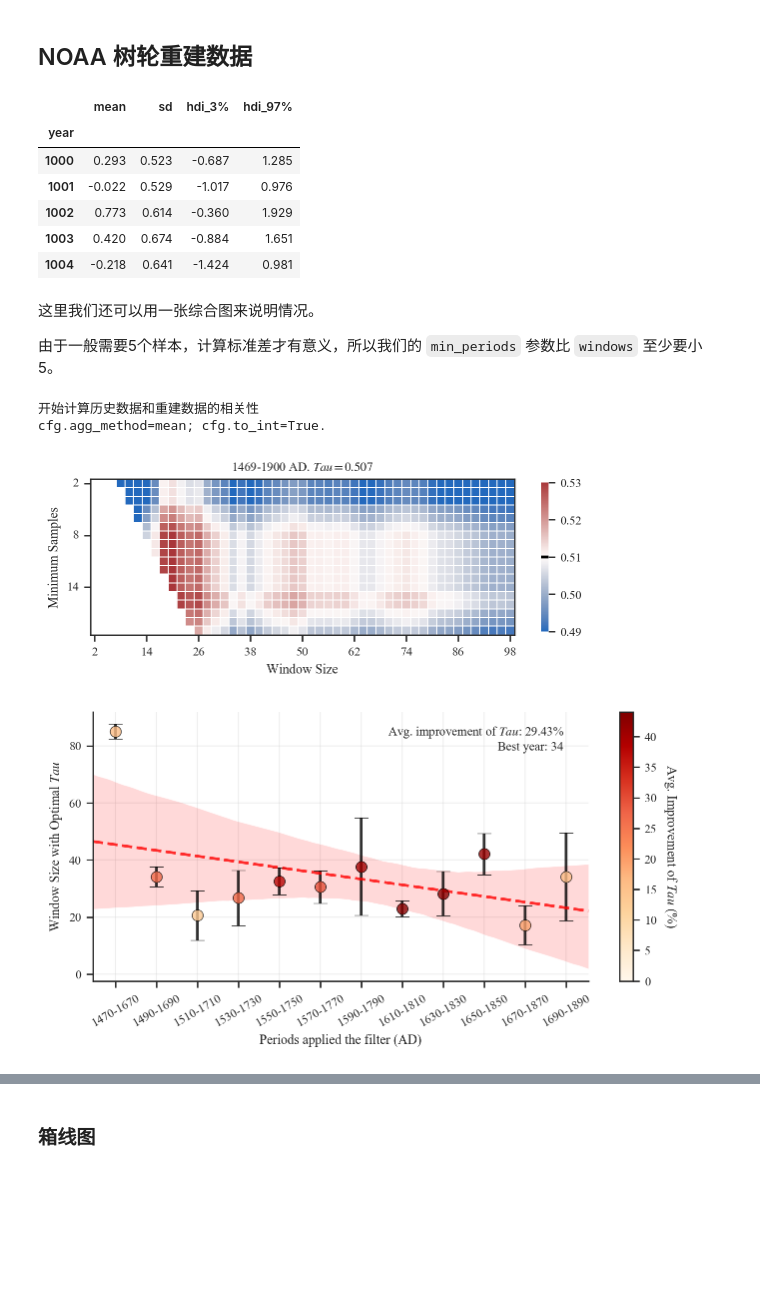
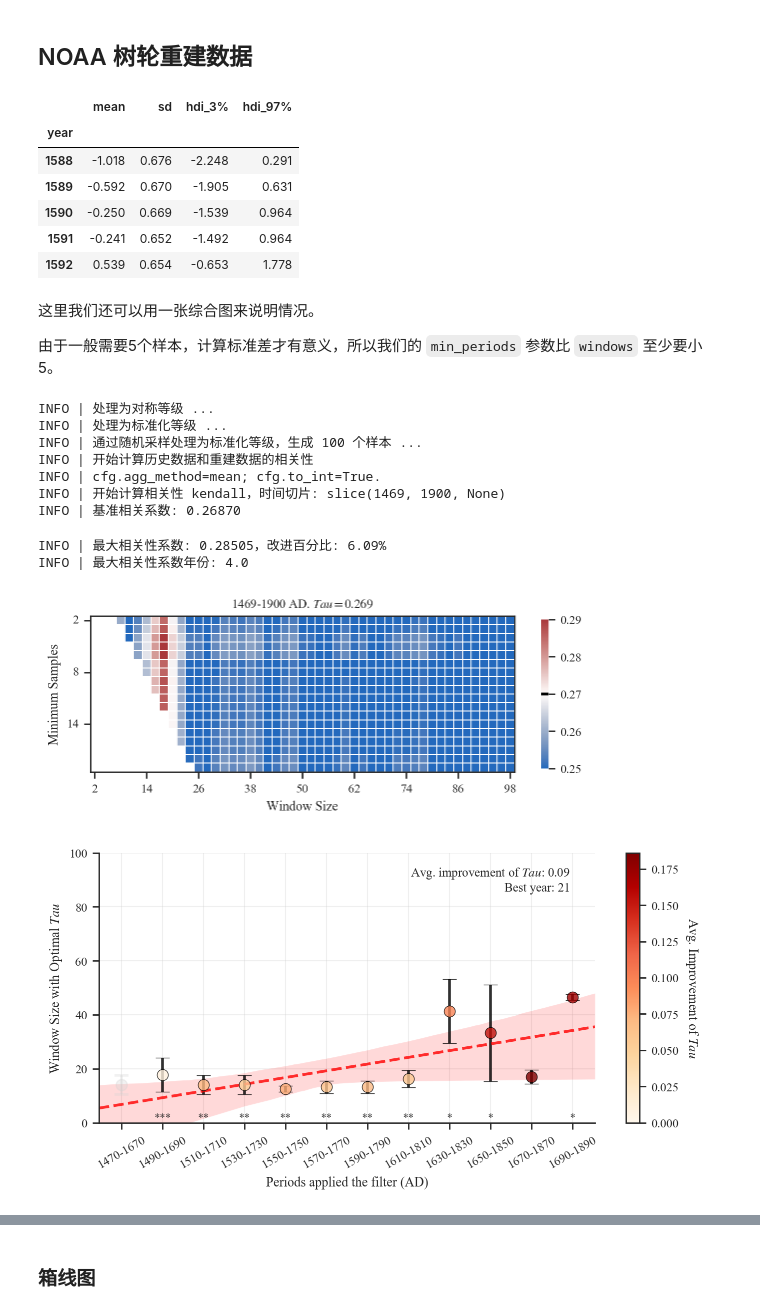
Before and after one commit to SongshGeo/shifting_baseline, a Jupyter notebook: reports/history.ipynb, the cells around one changed output, grey strips where cells are left out. Cells and saved outputs as stored; diff of their text form; code cells hidden in the pictures; blank space fills up the shorter version.

Commit message:
feat: :sparkles: 更新配置文件以支持新的数据集配置，新增 pure.yaml 和 best.yaml 文件；调整 config.yaml 中的参数以优化数据处理逻辑，增强日志记录功能；在 reports 中的 notebook 文件中改进输出格式和可视化效果，提升用户体验。

```diff
--- a/reports/history.ipynb
+++ b/reports/history.ipynb
@@ -15,10 +15,15 @@ import numpy as np
 # %%
 import os
 from hydra import compose, initialize
+from shifting_baseline.utils.log import get_logger, adjust_log_level
 
 with initialize(version_base=None, config_path="../config"):
     cfg = compose(config_name="config.yaml")
 os.chdir(cfg.ds.root)
+
+# 在 notebook 中动态调整日志等级
+log = get_logger()
+adjust_log_level(console_level="INFO", file_level="DEBUG")
 # %%
 import seaborn as sns
 import matplotlib.pyplot as plt
@@ -48,16 +57,22 @@ Millennial-scale data reveals collective memory of extreme events The impact of
 # %% [markdown]
 ## NOAA 树轮重建数据
 # %%
+from shifting_baseline.filters import classify
+
 combined = pd.read_csv(cfg.ds.out.tree_ring, index_col=0)
 combined.head()
+
+# tree_ring = classify(tree_ring, handle_na="skip")
+tree_ring = combined["mean"]
+tree_ring.name = "tree_ring"
 # %% [output]
 |  | mean | sd | hdi_3% | hdi_97% |
 | year |  |  |  |  |
-| 1000 | 0.293 | 0.523 | -0.687 | 1.285 |
-| 1001 | -0.022 | 0.529 | -1.017 | 0.976 |
-| 1002 | 0.773 | 0.614 | -0.360 | 1.929 |
-| 1003 | 0.420 | 0.674 | -0.884 | 1.651 |
-| 1004 | -0.218 | 0.641 | -1.424 | 0.981 |
+| 1588 | -1.018 | 0.676 | -2.248 | 0.291 |
+| 1589 | -0.592 | 0.670 | -1.905 | 0.631 |
+| 1590 | -0.250 | 0.669 | -1.539 | 0.964 |
+| 1591 | -0.241 | 0.652 | -1.492 | 0.964 |
+| 1592 | 0.539 | 0.654 | -0.653 | 1.778 |
 # %% [markdown]
 这里我们还可以用一张综合图来说明情况。
 
@@ -71,42 +86,49 @@ history.setup()
 # 实验参数
 slice_now = slice(STAGE1, END)
 
-print("开始计算历史数据和重建数据的相关性")
-print(f"cfg.agg_method={cfg.agg_method}; cfg.to_int={cfg.to_int}.")
+log.info("开始计算历史数据和重建数据的相关性")
+log.info(f"cfg.agg_method={cfg.agg_method}; cfg.to_int={cfg.to_int}.")
 data1, data2 = history.aggregate(
     cfg.agg_method,
     inplace=True,
     to_int=cfg.to_int,
 ).merge_with(
-    combined["mean"],
+    tree_ring,
     time_range=slice_now,
     split=True,
 )
 
 fig, ax = plt.subplots(1, 1, figsize=(6, 2.5), tight_layout=True)
 df, r_benchmark, ax = experiment_corr_2d(
     data1=data1,
     data2=data2,
     time_slice=slice_now,
     corr_method=cfg.corr_method,
     filter_func=calc_std_deviation,
     filter_side=cfg.filter_side,
     ax=ax,
     n_diff_w=5,
     std_offset=0.1,
 )
 ax.set_title(
     f"{slice_now.start}-{slice_now.stop} AD. $Tau={r_benchmark:.3f}$",
     fontsize=9,
 )
 ax.locator_params(axis="x", nbins=9)  # x轴最多9个主刻度
 ax.locator_params(axis="y", nbins=4)  # y轴最多9个主刻度
 ax.tick_params(axis="both", rotation=0)
 plt.show();
 # %% [output]
-开始计算历史数据和重建数据的相关性
-cfg.agg_method=mean; cfg.to_int=True.
+INFO | 处理为对称等级 ...
+INFO | 处理为标准化等级 ...
+INFO | 通过随机采样处理为标准化等级，生成 100 个样本 ...
+INFO | 开始计算历史数据和重建数据的相关性
+INFO | cfg.agg_method=mean; cfg.to_int=True.
+INFO | 开始计算相关性 kendall，时间切片: slice(1469, 1900, None)
+INFO | 基准相关系数: 0.26870
+INFO | 最大相关性系数: 0.28505，改进百分比: 6.09%
+INFO | 最大相关性系数年份: 4.0
-[figure, old version]
+[figure, new version]
 # %%
 from shifting_baseline.compare import sweep_slices
 from shifting_baseline.filters import calc_std_deviation
@@ -123,10 +145,10 @@ slices, mid_year, slice_labels = sweep_slices(
 )
 
 data1, data2 = history.merge_with(
-    combined["mean"],
+    tree_ring,
     split=True,
 )
-max_corr_year, max_corr, r_benchmark_list = sweep_max_corr_year(
+max_corr_year, max_corr, r_benchmark_list, p_value_list = sweep_max_corr_year(
     data1=data1,
     data2=data2,
     slices=slices,
@@ -134,11 +156,16 @@ max_corr_year, max_corr, r_benchmark_list = sweep_max_corr_year(
     windows=np.arange(2, 100),
     min_periods=np.repeat(cfg.min_period, 98),
     filter_func=calc_std_deviation,
+    ratio=cfg.ratio,
 )
 # 计算最大相关性改进值
 max_corr_improvment = np.zeros_like(max_corr)
 for i, (corr, r_benchmark) in enumerate(zip(max_corr, r_benchmark_list)):
-    max_corr_improvment[i] = (corr - r_benchmark) / r_benchmark
+    max_corr_improvment[i] = corr - r_benchmark
+    # if p_value_list[i] < 0.1:
+    #     max_corr_improvment[i] = corr - r_benchmark
+    # else:
+    #     max_corr_improvment[i] = np.nan
 
 # 使用函数
 ax = plot_correlation_windows(
@@ -146,25 +173,26 @@ ax = plot_correlation_windows(
     max_corr_improvment,
     mid_year,
     slice_labels,
+    p_value_list=p_value_list,
 )
 lims = ax.get_xlim()
 ax.set_xlim(lims)
 ax.spines["top"].set_visible(False)
 ax.spines["right"].set_visible(False)
-mean_improvement = max_corr_improvment.mean()
+mean_improvement = np.nanmean(max_corr_improvment)
 best_year = np.stack(max_corr_year).mean()
 ax.text(
     0.95,
     0.95,
-    f"Avg. improvement of $Tau$: {mean_improvement:.2%}\nBest year: {best_year:.0f}",
+    f"Avg. improvement of $Tau$: {mean_improvement:.2f}\nBest year: {best_year:.0f}",
     ha="right",
     va="top",
     transform=ax.transAxes,
 )
-# ax.set_ylim(0, 60)
+ax.set_ylim(0, 100)
 plt.show();
 # %% [output]
-[figure, old version]
+[figure, new version]
 # %%
 r_benchmark_avg = np.mean(np.array(r_benchmark_list))
 max_corr_avg = np.mean(np.stack(max_corr))
```
Also changed, not shown: parts of 6 cells of this notebook, 13 other files.
